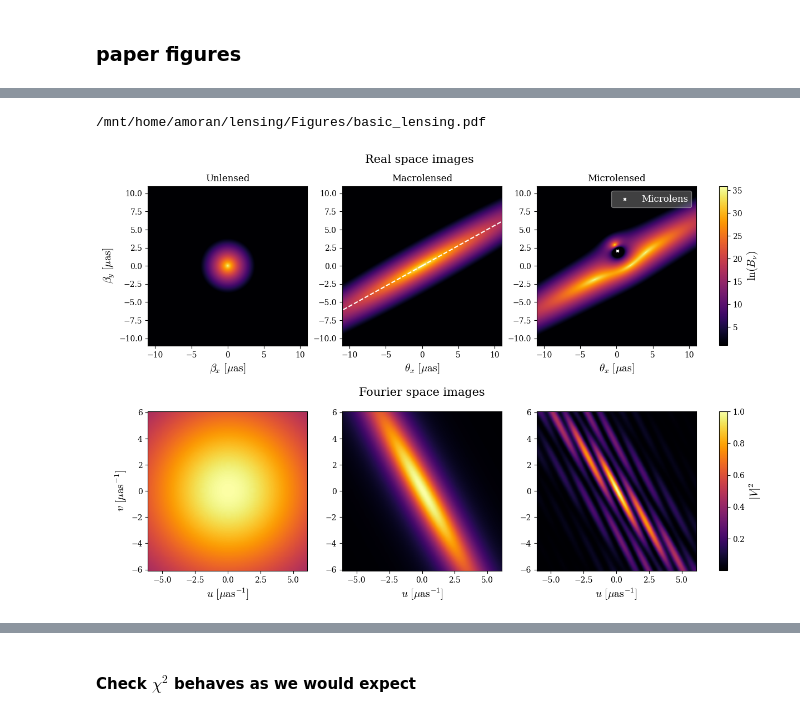
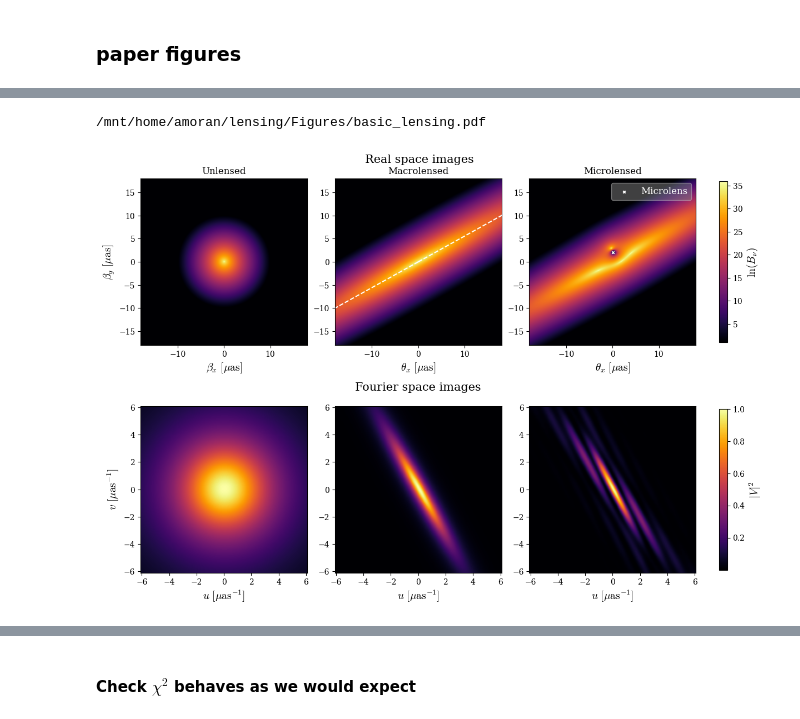
Before and after one commit to abby-moran/Quasar_microlensing_public, a Jupyter notebook: Plots.ipynb, the cells around one changed output, grey strips where cells are left out. Drawn from its saved outputs; the diff is of its cells as text; code cells hidden in the pictures.

```diff
--- a/Plots.ipynb
+++ b/Plots.ipynb
@@ -553,0 +563,4 @@ array([-3.57844325,  4.64436252])
+# %%
+for i in range(len(max_us)):
+    # location of the ideal r_s point in micro-as, and correlation value at each of those points (should be ~the same)
+    print('max at (u,v) = ', max_us[i]/rad_to_arcsec, max_vs[i]/rad_to_arcsec, 'with value', corr_0_full[arg_maxes[i][0], arg_maxes[i][1]])
@@ -607,0 +734,18 @@ np.float64(-3.892999990843607e-10)
+# %%
+np.save("dC_dmass.npy", dC_dmass)
+dC_dmass= np.load("dC_dmass.npy")
+
+np.save("dC_dr_lensed.npy", dC_dr_lensed)
+dC_dr_lensed = np.load("dC_dr_lensed.npy")
+# %%
+#get each paramter derivative
+dC_dx=numerical_dCdstarparam(g_params, star_params_1, arr_theta, rad, theta_max, beta_min, quasar_int_sparse,
+                                theta_step, N_step, param="x", delta=1e-14)
+gc.collect()
+np.save("dC_dx.npy", dC_dx)
+# %%
+#get each paramter derivative
+dC_dy=numerical_dCdstarparam(g_params, star_params_1, arr_theta, rad, theta_max, beta_min, quasar_int_sparse,
+                                theta_step, N_step, param="y", delta=1e-14)
+gc.collect()
+np.save("dC_dy.npy", dC_dy)
@@ -626,7 +837,7 @@ fig.text(0.48, 1.019, r'Real space images', ha='center', va='top', fontsize=15,
 imlist = [im_00, im_0, im_1]
 titles = [r"Unlensed", r"Macrolensed", r"Microlensed"]
 vmin = 1
-vmax = max(im.max() for im in imlist)
+vmax = np.max([im.max() for im in imlist])
 for i, ax in enumerate(axes[0]):
     implot = ax.imshow(imlist[i], origin="lower", extent=[-theta_max*rad_to_arcsec, theta_max*rad_to_arcsec, -theta_max*rad_to_arcsec, theta_max*rad_to_arcsec],
                        vmin=vmin, vmax=vmax, cmap="inferno")
@@ -638,39 +849,39 @@ for i, ax in enumerate(axes[0]):
         ax.plot((0, -max_x[0][0]*rad_to_arcsec), (0, -max_x[0][1]*rad_to_arcsec), color='white', linestyle='--')
 
     ax.set_title(titles[i])
-    ax.set_xlim(-11, 11)
-    ax.set_ylim(-11, 11)
+    ax.set_xlim(-18, 18)
+    ax.set_ylim(-18, 18)
 cbar1 = fig.colorbar(implot, ax=axes[0, :], location="right", fraction=0.0145, pad=0.04)
 cbar1.set_label(r"$\ln(B_\nu)$", fontsize=14)
 
 imlist2 = [corr_00_z, corr_0_z, corr_1_z]
 titles2 = [r"$|V_{00}|^2$", r"$|V_{0}|^2$", r"$|V_{1}|^2$"]
-vmin2 = min(im.min() for im in imlist2)
-vmax2 = max(im.max() for im in imlist2)
+vmin2 = np.min([im.min() for im in imlist2])
+vmax2 = np.max([im.max() for im in imlist2])
 extent_z =np.array( [-umax/zoom, umax/zoom, -umax/zoom, umax/zoom])/rad_to_arcsec
 #extent_z=[-umax/zoom*2, umax/zoom*2, -umax/zoom*2, umax/zoom*2]
 for i, ax in enumerate(axes[1]):
     implot2 = ax.imshow(imlist2[i], origin="lower", extent=extent_z, vmin=vmin2, vmax=vmax2, cmap="inferno")
     ax.set_xlabel(r"$u \ [\mu \text{as}^{-1}]$", fontsize=14)
     if i == 0:
         ax.set_ylabel(r"$v \ [\mu \text{as}^{-1}]$", fontsize=14)
 
     #ax.set_title(titles2[i])
 cbar2 = fig.colorbar(implot2, ax=axes[1, :], location="right", fraction=0.0145, pad=0.04)
 cbar2.set_label(r"$|V|^2$", fontsize=14)
 axes[1, 1].set_title("Fourier space images", fontsize=15, pad=20)
 
 axes[0, 0].set_xlabel(r"$\beta_x \ [\mu \text{as}]$", fontsize=14)
 axes[0, 0].set_ylabel(r"$\beta_y \ [\mu \text{as}]$", fontsize=14)
 axes[0,2].scatter((arr_rands[0][0]-2e-10)*rad_to_arcsec, (arr_rands[0][1]-2e-10)*rad_to_arcsec, color='white', marker='x', s=10, label='Microlens')
 axes[0,2].legend(fontsize=12, facecolor='gray', framealpha=.5,  labelcolor='white')
 #plt.show()
 
 plt.savefig('../Figures/basic_lensing.pdf', bbox_inches='tight')
 FileLink('../Figures/basic_lensing.pdf')
 # %% [output]
 /mnt/home/amoran/lensing/Figures/basic_lensing.pdf
-[figure, old version]
+[figure, new version]
 # %%
 ## generate a second microlensed image at a more distant point for illustrative purposes in the appendix
 m_stars = jnp.asarray([0.4])
```
Also changed, not shown: parts of 24 cells of this notebook, 1 other file.
